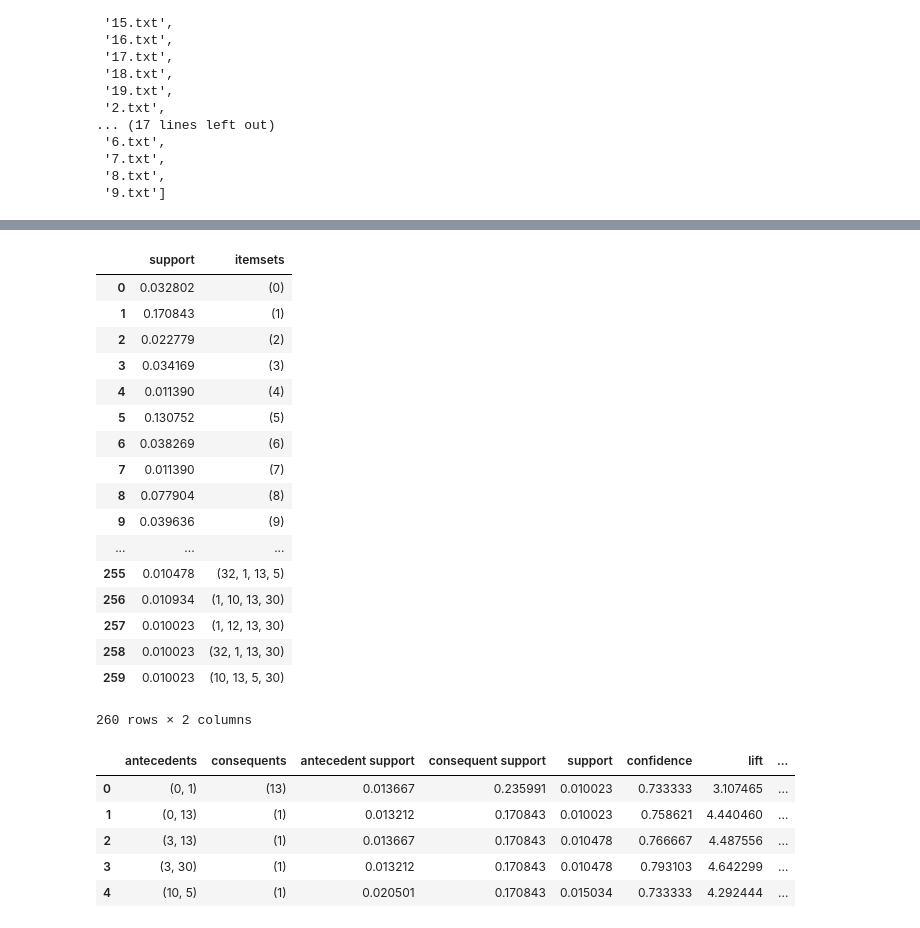
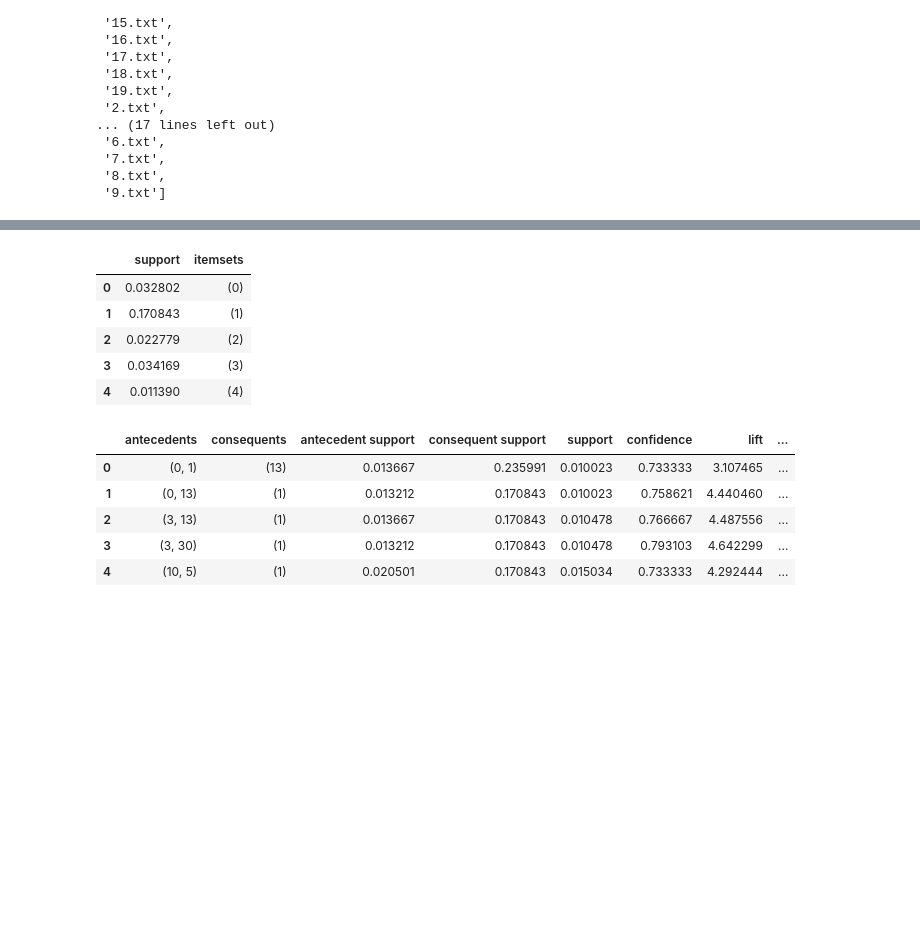
Before and after one commit to a19990506/Hello-World, a Jupyter notebook: Day3/test.ipynb, the cells around one changed output, grey strips where cells are left out. Cells and saved outputs as stored; diff of their text form; code cells hidden in the pictures; blank space fills up the shorter version.

```diff
--- a/Day3/test.ipynb
+++ b/Day3/test.ipynb
@@ -106,26 +109,16 @@ graph
 # %%
 minsup=0.01
 result = apriori(graph, min_support = minsup)
-result
+# result = apriori(df, min_support = minsup)
+# 我覺得這邊應該要這樣寫的QQQQ可是會跑不出來 會卡住
+result.head()
 # %% [output]
 |  | support | itemsets |
 | 0 | 0.032802 | (0) |
 | 1 | 0.170843 | (1) |
 | 2 | 0.022779 | (2) |
 | 3 | 0.034169 | (3) |
 | 4 | 0.011390 | (4) |
-| 5 | 0.130752 | (5) |
-| 6 | 0.038269 | (6) |
-| 7 | 0.011390 | (7) |
-| 8 | 0.077904 | (8) |
-| 9 | 0.039636 | (9) |
-| ... | ... | ... |
-| 255 | 0.010478 | (32, 1, 13, 5) |
-| 256 | 0.010934 | (1, 10, 13, 30) |
-| 257 | 0.010023 | (1, 12, 13, 30) |
-| 258 | 0.010023 | (32, 1, 13, 30) |
-| 259 | 0.010023 | (10, 13, 5, 30) |
-260 rows × 2 columns
 # %%
 rules = association_rules(result, metric="confidence", min_threshold=0.7)
 rules.head()
```
Also changed, not shown: parts of 3 cells of this notebook.
